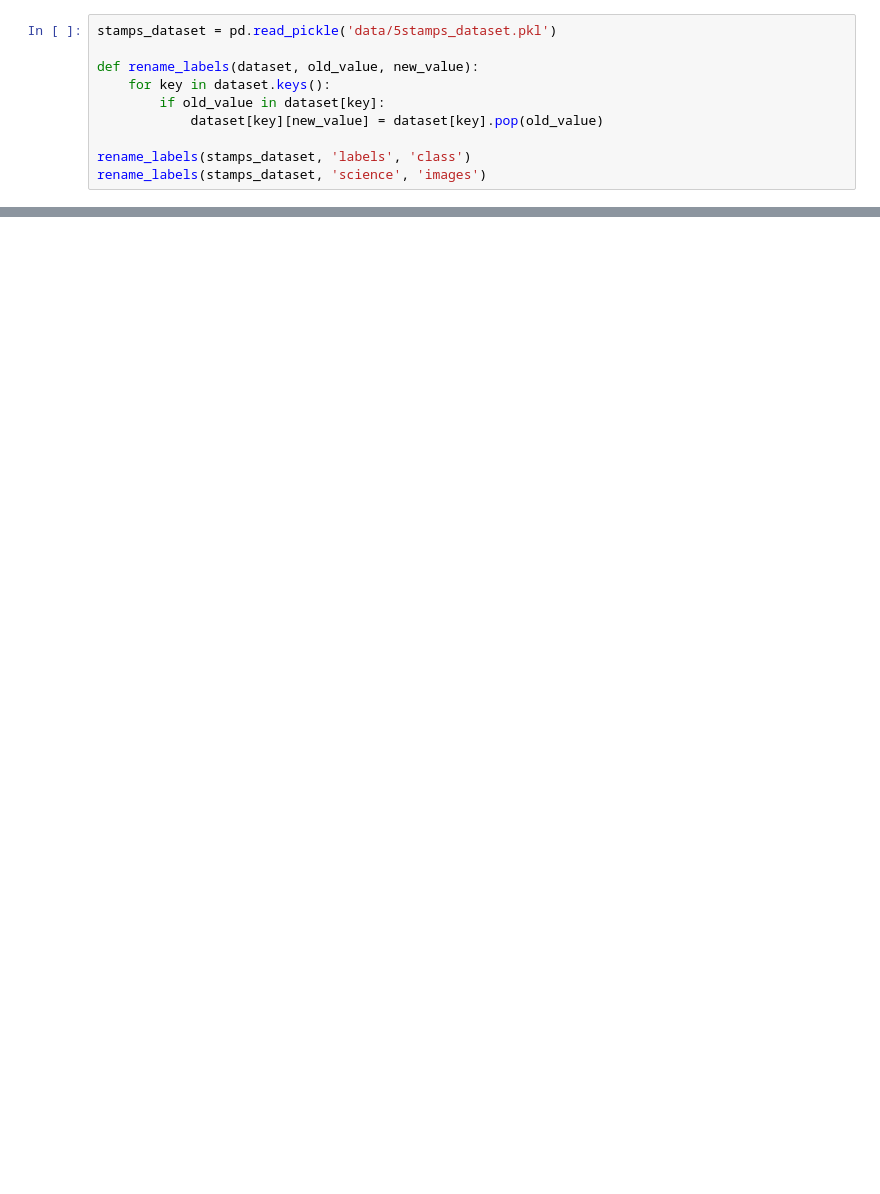
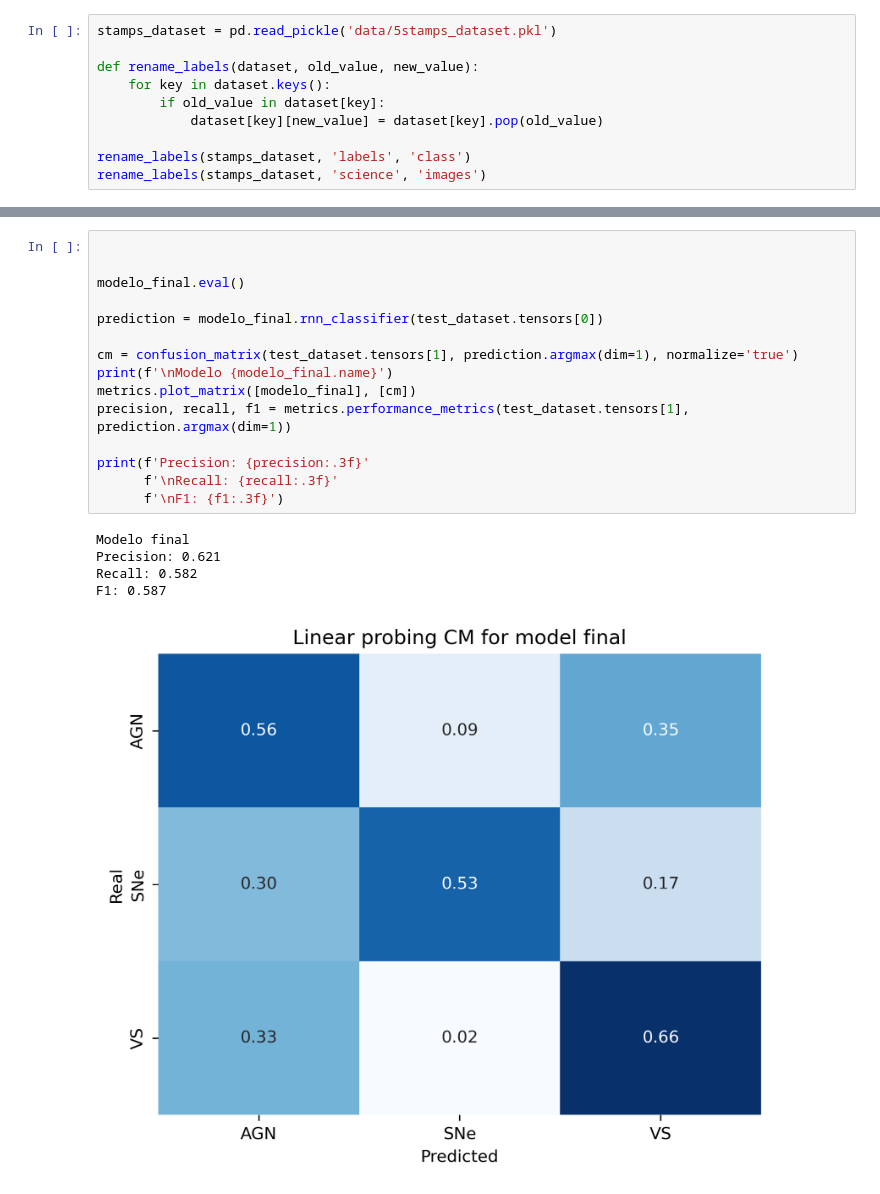
Before and after one commit to pmarconep/ZTF_alert_8a, a Jupyter notebook: final.ipynb, the cells around one changed output, grey strips where cells are left out. Saved outputs shown, nothing was run; the diff lists cells and outputs as text; blank space fills up the shorter version.

```diff
--- a/final.ipynb
+++ b/final.ipynb
@@ -170,0 +209,21 @@ RuntimeError: Expected 3D (unbatched) or 4D (batched) input to conv2d, but got i
+# %%
+
+
+modelo_final.eval()
+
+prediction = modelo_final.rnn_classifier(test_dataset.tensors[0])
+
+cm = confusion_matrix(test_dataset.tensors[1], prediction.argmax(dim=1), normalize='true')
+print(f'\nModelo {modelo_final.name}')
+metrics.plot_matrix([modelo_final], [cm])
+precision, recall, f1 = metrics.performance_metrics(test_dataset.tensors[1], prediction.argmax(dim=1))
+
+print(f'Precision: {precision:.3f}'
+      f'\nRecall: {recall:.3f}'
+      f'\nF1: {f1:.3f}')
+# %% [output]
+Modelo final
+Precision: 0.621
+Recall: 0.582
+F1: 0.587
+[figure, added]
```
Also changed, not shown: parts of 11 cells of this notebook, 4 other files.
